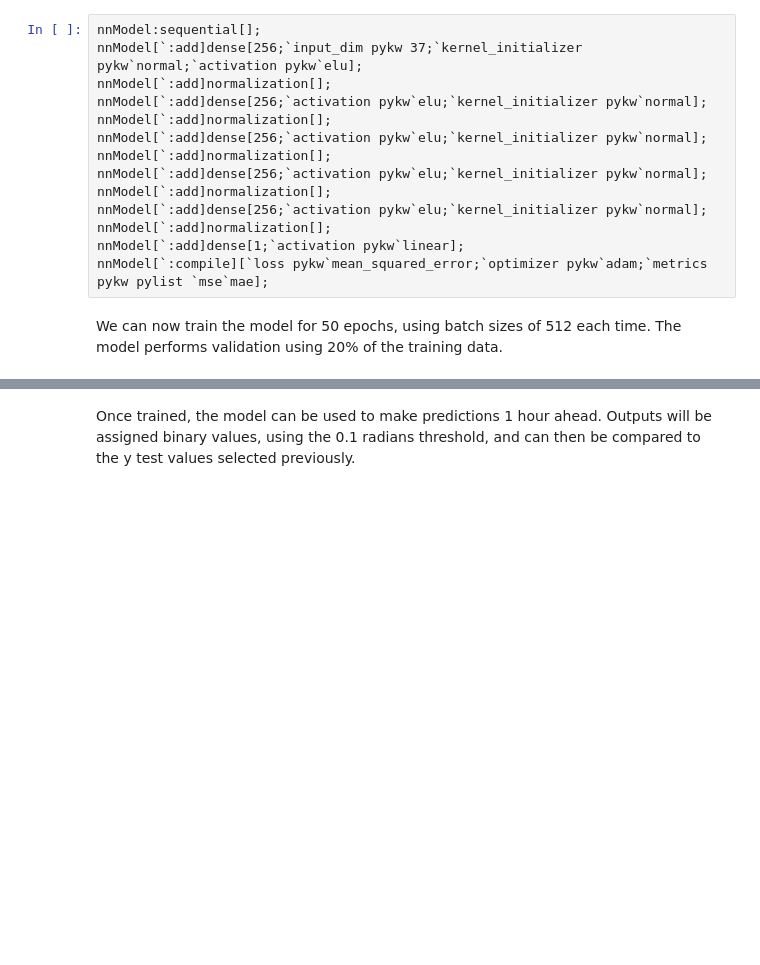
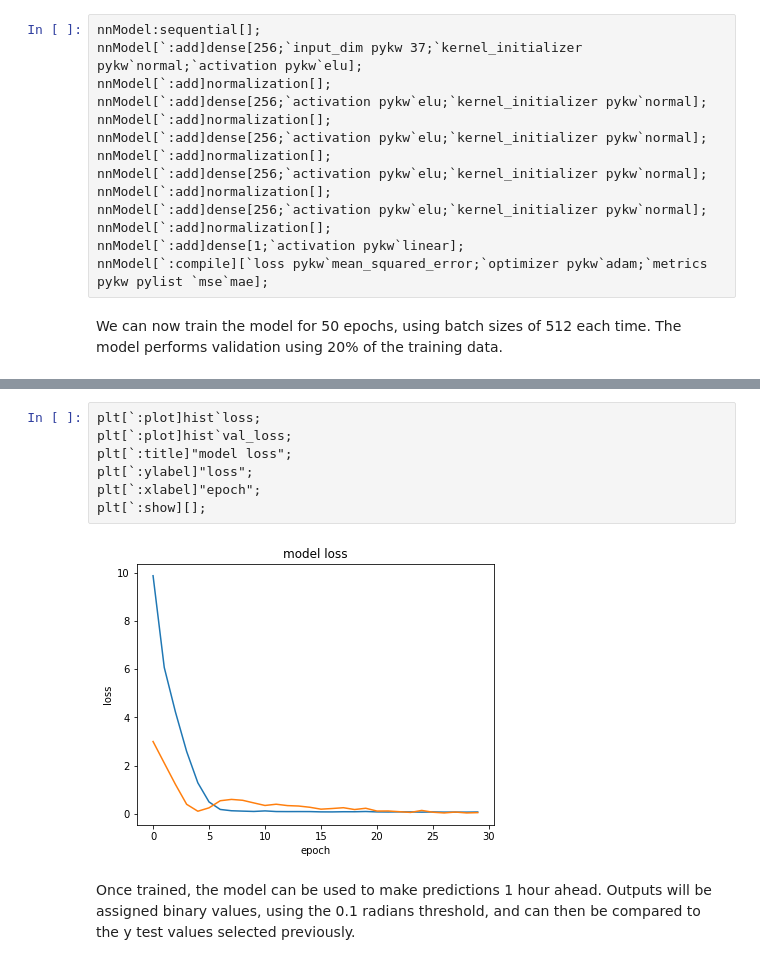
Before and after one commit to kxcontrib/space-weather, a Jupyter notebook: spaceweather.ipynb, the cells around one changed output, grey strips where cells are left out. Drawn from its saved outputs; the diff is of its cells as text; blank space fills up the shorter version.

```diff
--- a/spaceweather.ipynb
+++ b/spaceweather.ipynb
@@ -574,3 +591,12 @@ Training sequential model for 50 epochs took 00:00:24.252
+# %%
+plt[`:plot]hist`loss;
+plt[`:plot]hist`val_loss;
+plt[`:title]"model loss";
+plt[`:ylabel]"loss";
+plt[`:xlabel]"epoch";
+plt[`:show][];
+# %% [output]
+[figure, added]
 # %% [markdown]
 Once trained, the model can be used to make predictions 1 hour ahead. Outputs will be assigned binary values, using the 0.1 radians threshold, and can then be compared to the y test values selected previously.
 # %%
```
Also changed, not shown: parts of 54 cells of this notebook.
